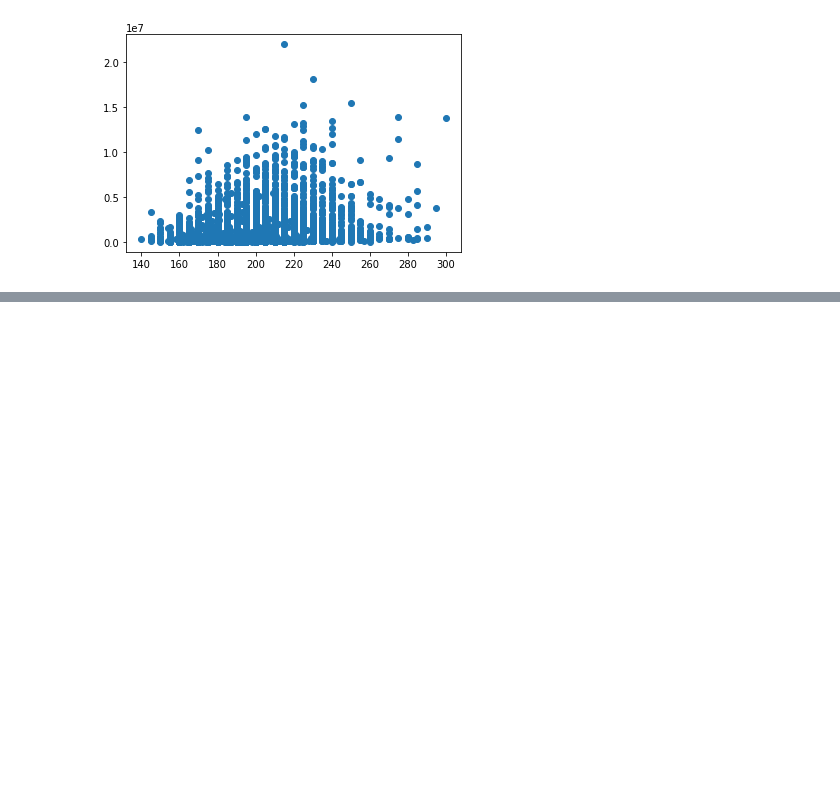
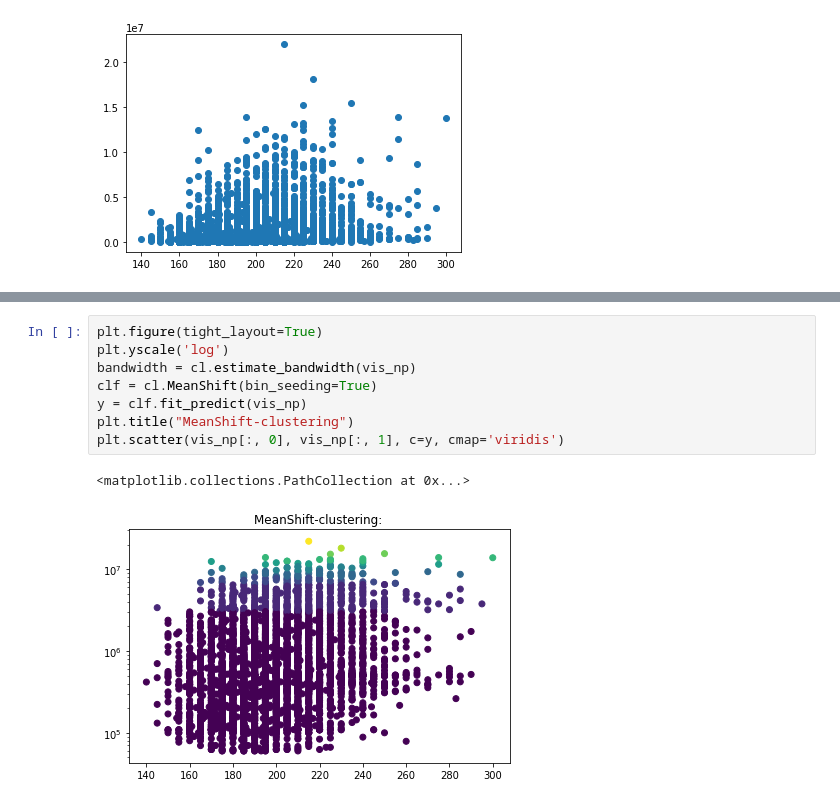
Before and after one commit to eliasverheyen/DB_PART4, a Jupyter notebook: Pt IV_0905.ipynb, the cells around one changed output, grey strips where cells are left out. Saved outputs shown, nothing was run; the diff lists cells and outputs as text; blank space fills up the shorter version.

```diff
--- a/Pt IV_0905.ipynb
+++ b/Pt IV_0905.ipynb
@@ -327,0 +332,11 @@ for i in range(2, 10, 2):
+# %%
+plt.figure(tight_layout=True)
+plt.yscale('log')
+bandwidth = cl.estimate_bandwidth(vis_np)
+clf = cl.MeanShift(bin_seeding=True)
+y = clf.fit_predict(vis_np)
+plt.title("MeanShift-clustering")
+plt.scatter(vis_np[:, 0], vis_np[:, 1], c=y, cmap='viridis')
+# %% [output]
+<matplotlib.collections.PathCollection at 0x...>
+[figure, added]
```
Also changed, not shown: parts of 6 cells of this notebook.
